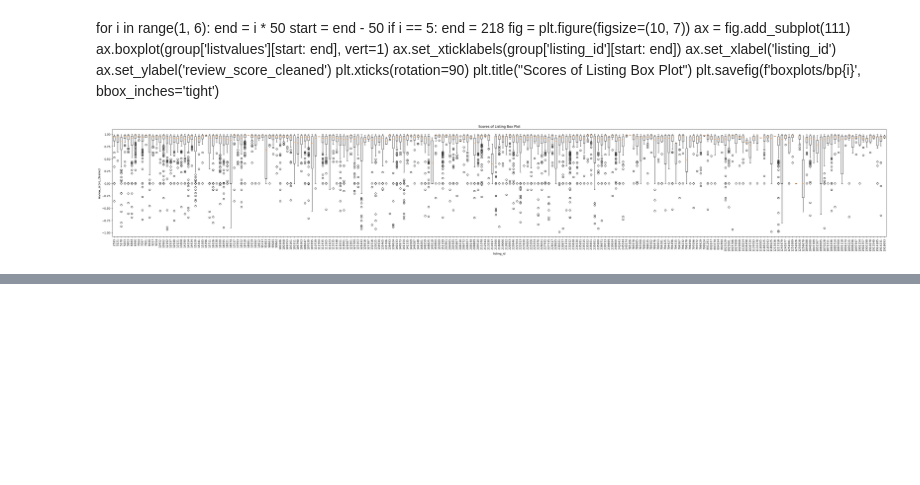
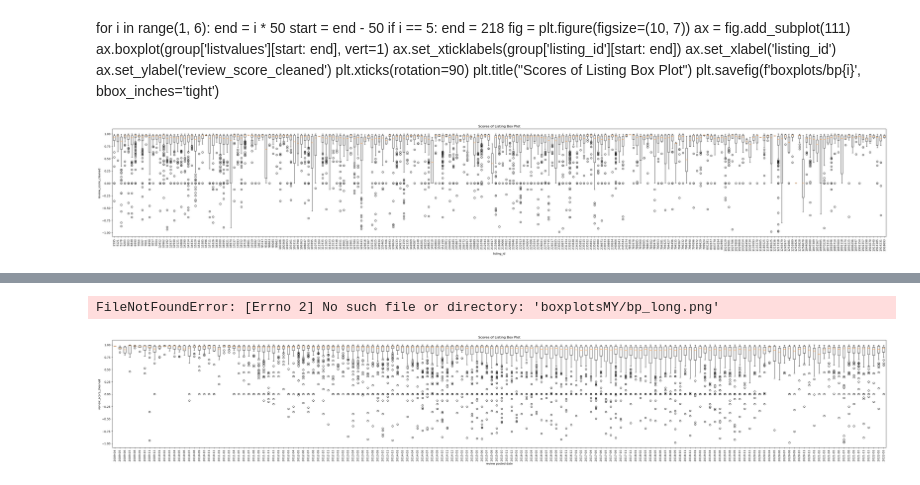
Before and after one commit to westernmeadow/CS4650-Capstone-Project, a Jupyter notebook: CS4650CapstoneProject.ipynb, the cells around one changed output, grey strips where cells are left out. Drawn from its saved outputs; the diff is of its cells as text; code cells hidden in the pictures; blank space fills up the shorter version.

Commit message:
added groupbys for M and MY

```diff
--- a/CS4650CapstoneProject.ipynb
+++ b/CS4650CapstoneProject.ipynb
@@ -256,3 +264,8 @@ plt.title("Scores of Listing Box Plot")
 plt.savefig(f'boxplots/bp_long', bbox_inches='tight')
 # %% [output]
 [figure]
+# %%
+import datetime as dt
+review['review_posted_date'] = pd.to_datetime(review['review_posted_date']).dt.to_period('m')
+review['review_posted_date'] =review['review_posted_date'].dt.strftime('%Y-%m')
+review['review_posted_date']
@@ -258,0 +285,5 @@ plt.savefig(f'boxplots/bp_long', bbox_inches='tight')
+# %%
+group2 = review.groupby('review_posted_date')['review_score_cleaned'].apply(list)
+group2 = group2.reset_index()
+group2.sort_values(by='review_posted_date')
+group2
@@ -258,0 +304,13 @@ plt.savefig(f'boxplots/bp_long', bbox_inches='tight')
+# %%
+fig = plt.figure(figsize=(50, 7))
+ax = fig.add_subplot(111)
+ax.boxplot(group2['review_score_cleaned'], vert=1)
+ax.set_xticklabels(group2['review_posted_date'])
+ax.set_xlabel('review posted date')
+ax.set_ylabel('review_score_cleaned')
+plt.xticks(rotation=90)
+plt.title("Scores of Listing Box Plot")
+plt.savefig(f'boxplotsMY/bp_long', bbox_inches='tight')
+# %% [output]
+FileNotFoundError: [Errno 2] No such file or directory: 'boxplotsMY/bp_long.png'
+[figure, added]
```
Also changed, not shown: parts of 12 cells of this notebook, 3 other files.
